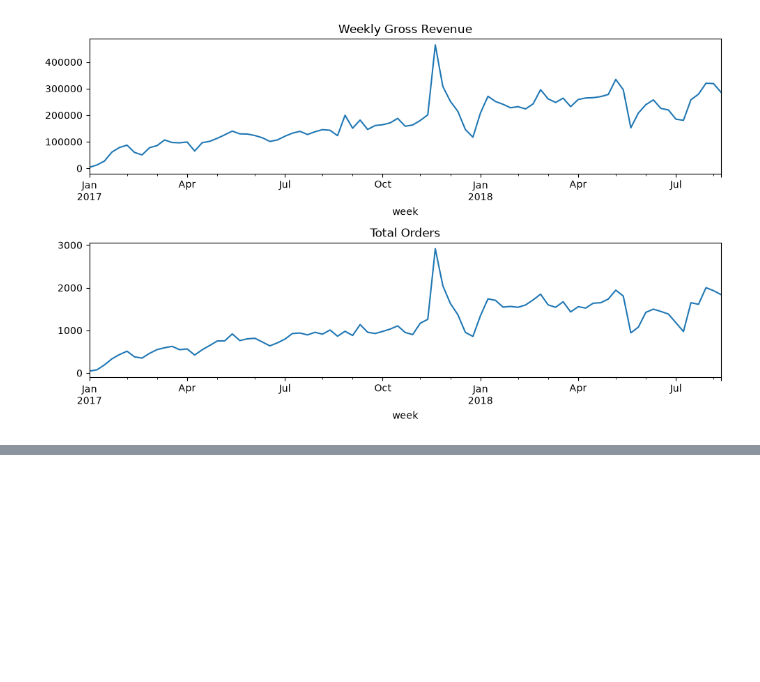
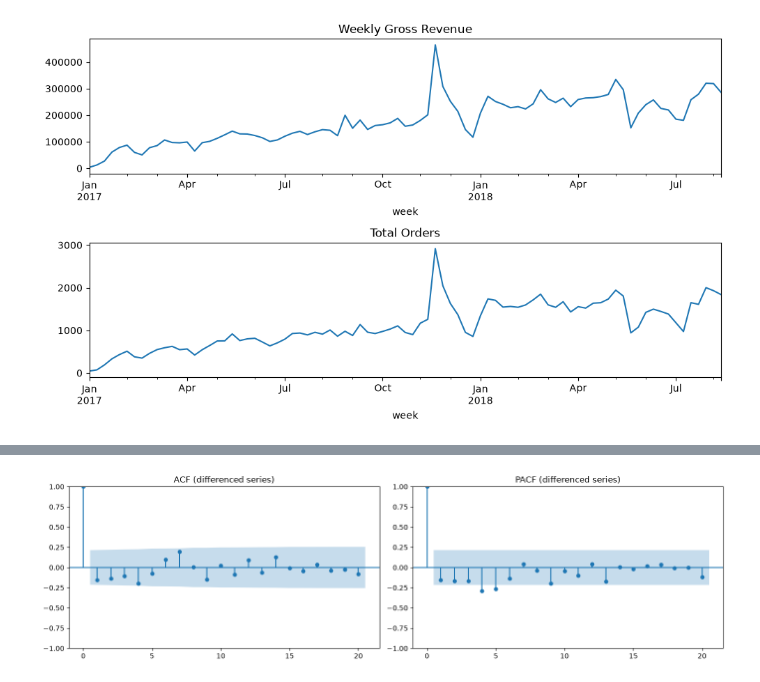
Before and after one commit to ttsuikw/data-analytic-project, a Jupyter notebook: ml/time_series.ipynb, the cells around one changed output, grey strips where cells are left out. Saved outputs shown, nothing was run; the diff lists cells and outputs as text; code cells hidden in the pictures; blank space fills up the shorter version.

```diff
--- a/ml/time_series.ipynb
+++ b/ml/time_series.ipynb
@@ -290,0 +333,8 @@ Beta (Trend Smoothing): 0.0000
+# %%
+fig, axes = plt.subplots(1, 2, figsize=(14, 4))
+plot_acf(series_diff, ax=axes[0], lags=20, title="ACF (differenced series)")
+plot_pacf(series_diff, ax=axes[1], lags=20, title="PACF (differenced series)")
+plt.tight_layout()
+plt.show()
+# %% [output]
+[figure, added]
```
Also changed, not shown: parts of 47 cells of this notebook.
